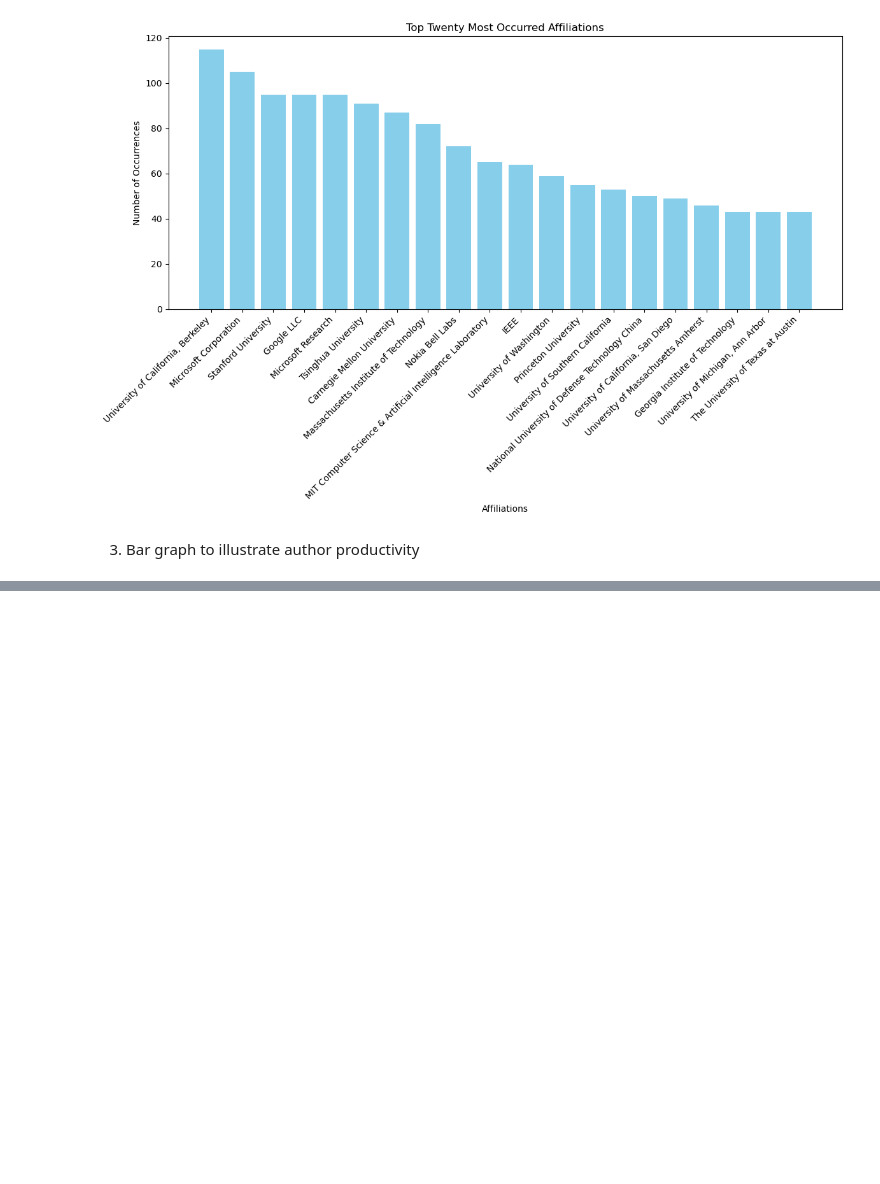
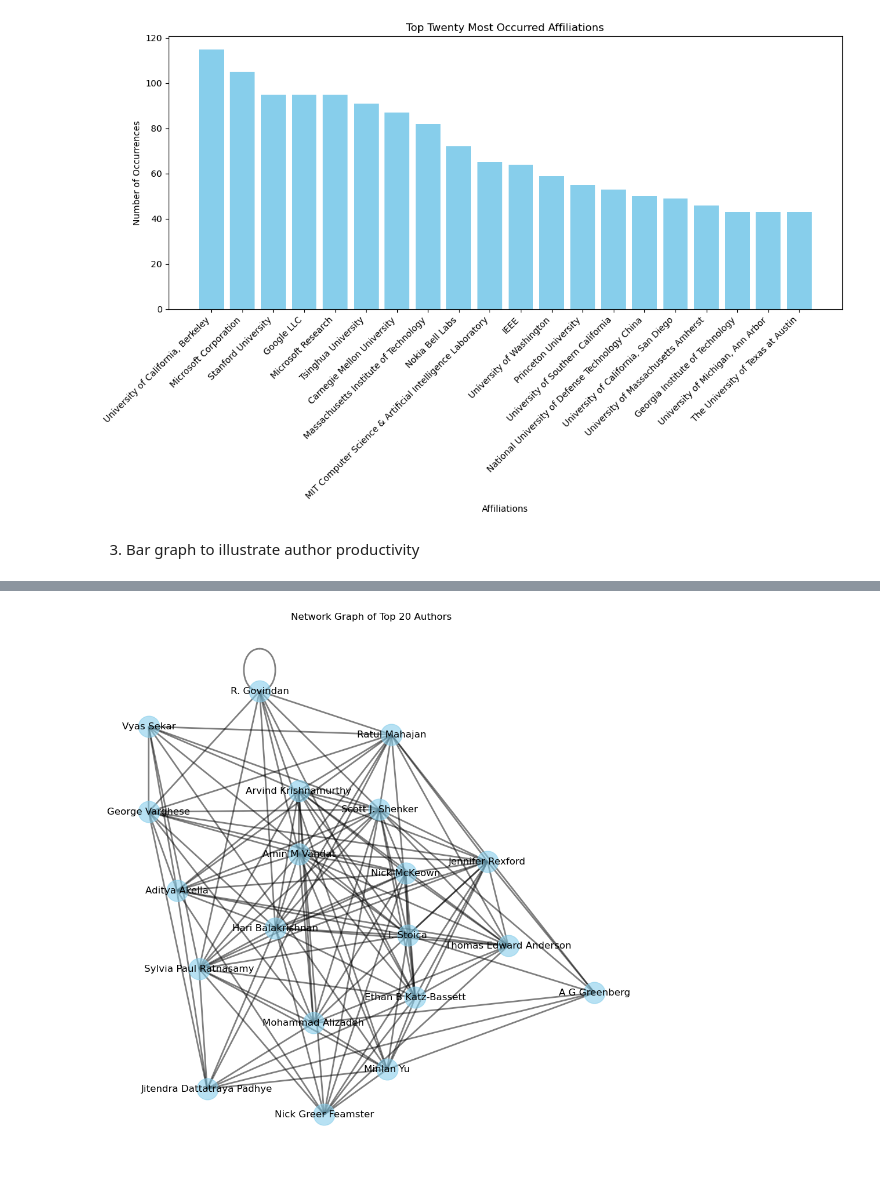
Before and after one commit to jasonliiiii/PeopleWeave_coauthorship, a Jupyter notebook: data/coauthorship_EDA.ipynb, the cells around one changed output, grey strips where cells are left out. Cells and saved outputs as stored; diff of their text form; code cells hidden in the pictures; blank space fills up the shorter version.

```diff
--- a/data/coauthorship_EDA.ipynb
+++ b/data/coauthorship_EDA.ipynb
@@ -117,3 +218,19 @@ Clustering Coefficient: 0.6116
+# %%
+# Create a subgraph for these authors
+subgraph = G.subgraph(top_authors)
+
+# Visualization using NetworkX and Matplotlib
+plt.figure(figsize=(12, 12))
+pos = nx.spring_layout(subgraph)  # positions for all nodes
+nx.draw_networkx_nodes(subgraph, pos, node_size=700, node_color='skyblue', alpha=0.6)
+nx.draw_networkx_edges(subgraph, pos, width=2, alpha=0.5)
+nx.draw_networkx_labels(subgraph, pos, font_size=12, font_family='sans-serif')
+
+plt.title('Network Graph of Top 20 Authors')
+plt.axis('off')  # Turn off the axis
+plt.show()
+# %% [output]
+[figure, added]
 # %%
 # Calculate degree distribution (the number of edges each node has)
 degree_distribution = sorted([d for n, d in G.degree()], reverse=True)
```
Also changed, not shown: parts of 23 cells of this notebook, 18 other files.
